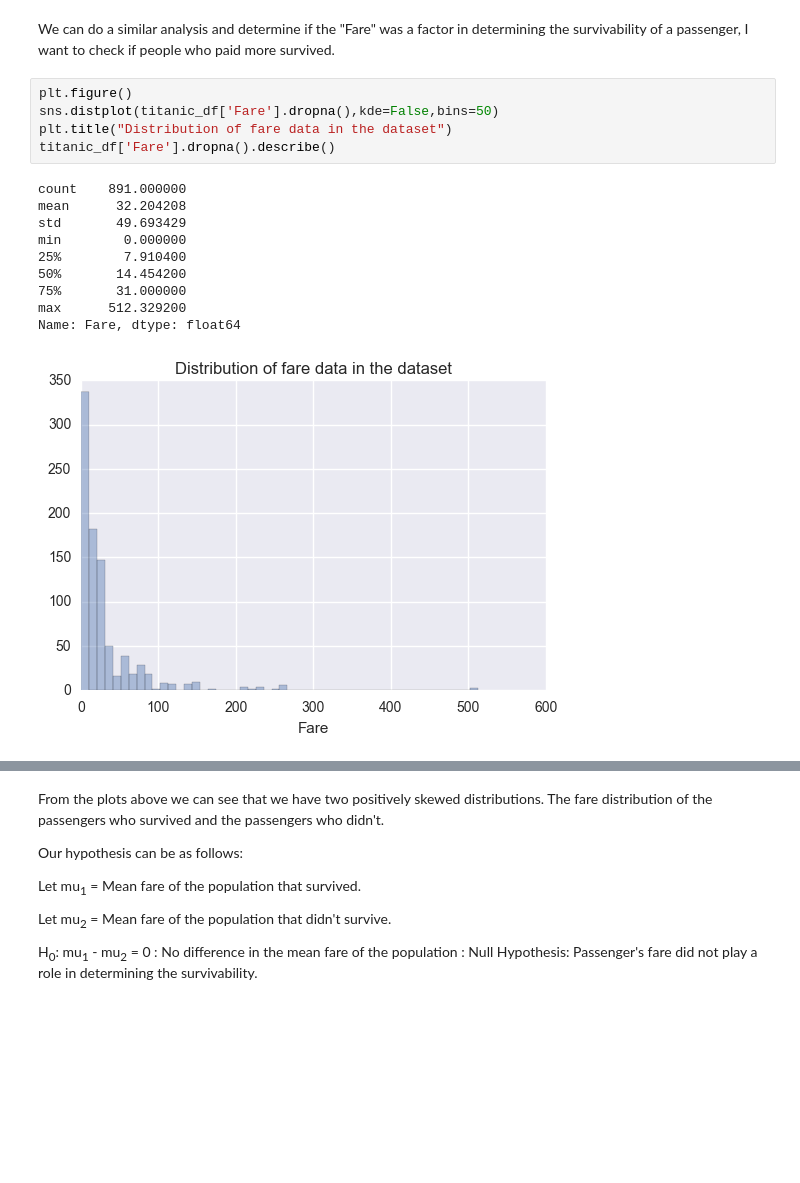
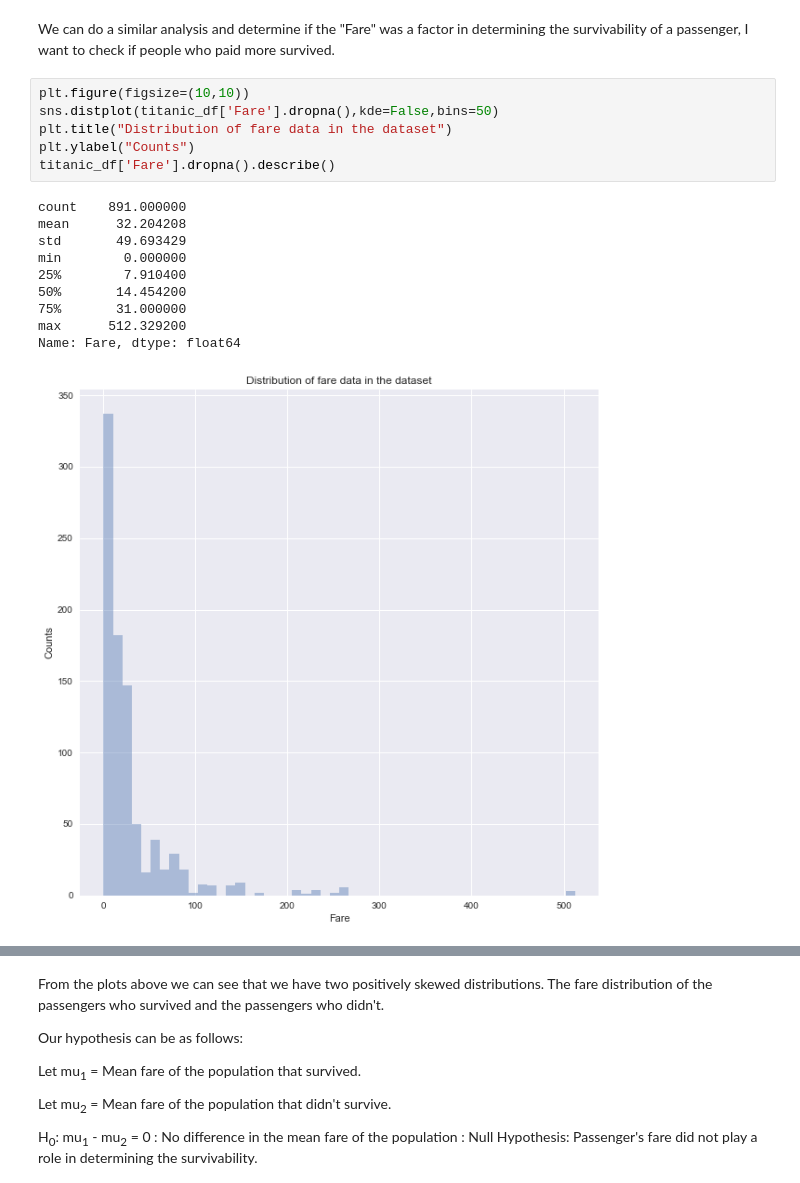
Before and after one commit to lordbadri/Udacity_Data_Analyst_Nanodegree, a Jupyter notebook: Project_2_titanic_data/titanic_data_Set_analysis_modified.ipynb, the cells around one changed output, grey strips where cells are left out. Saved outputs shown, nothing was run; the diff lists cells and outputs as text; blank space fills up the shorter version.

```diff
--- a/Project_2_titanic_data/titanic_data_Set_analysis_modified.ipynb
+++ b/Project_2_titanic_data/titanic_data_Set_analysis_modified.ipynb
@@ -312,21 +312,22 @@ We can doulble check our calculation using this [link](http://www.quantitativesk
 
 We can do a similar analysis and determine if the "Fare" was a factor in determining the survivability of a passenger, I want to check if people who paid more survived.
 # %%
-plt.figure()
+plt.figure(figsize=(10,10))
 sns.distplot(titanic_df['Fare'].dropna(),kde=False,bins=50)
 plt.title("Distribution of fare data in the dataset")
+plt.ylabel("Counts")
 titanic_df['Fare'].dropna().describe()
 # %% [output]
 count    891.000000
 mean      32.204208
 std       49.693429
 min        0.000000
 25%        7.910400
 50%       14.454200
 75%       31.000000
 max      512.329200
 Name: Fare, dtype: float64
-[figure, old version]
+[figure, new version]
 # %%
 plt.figure(figsize=(10,10))
 sns.distplot(survived_df_1['Fare'].dropna(),kde=False,bins=50)
```
Also changed, not shown: parts of 14 cells of this notebook, 1 other file.
